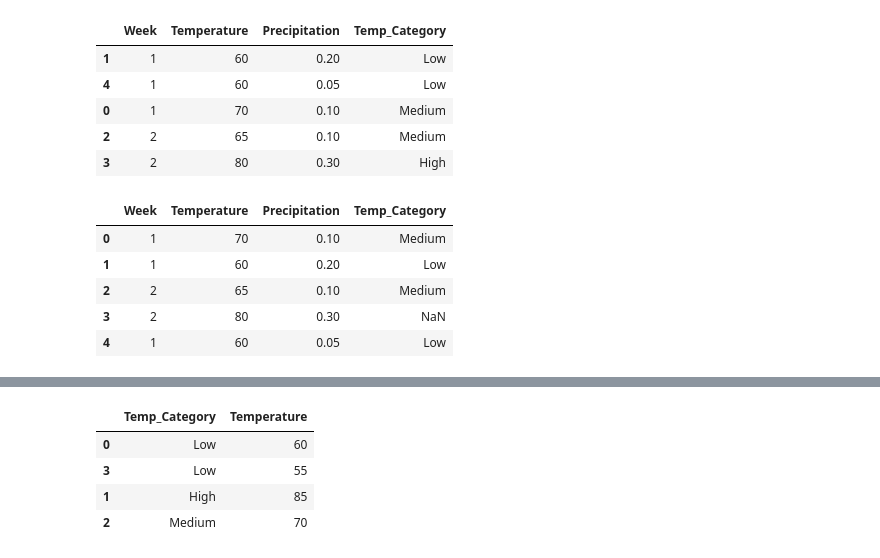
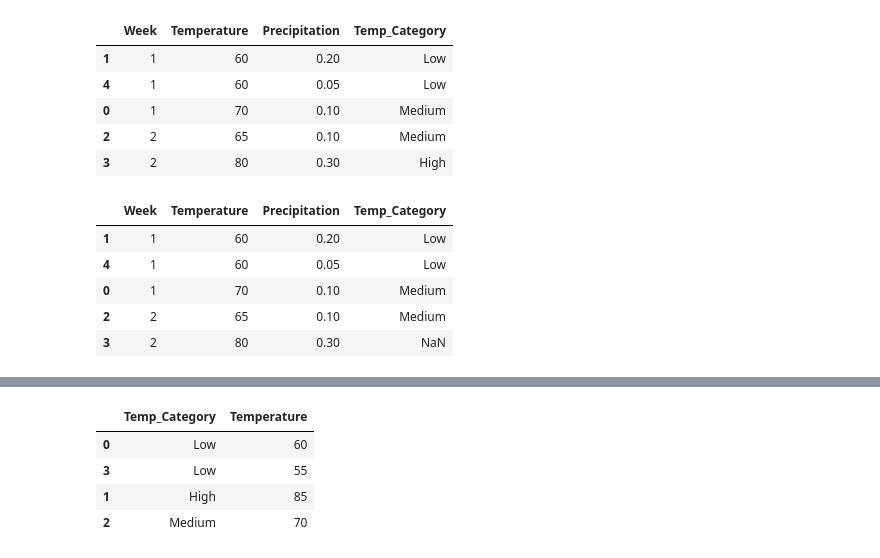
Before and after one commit to desona0810/AI_ML, a Jupyter notebook: Applied Data Science with Python/Demos/Lesson_04_Working_With_Pandas/4.04_Working_with_Text_Data.ipynb, the cells around one changed output, grey strips where cells are left out. Drawn from its saved outputs; the diff is of its cells as text; code cells hidden in the pictures.

```diff
--- a/Applied Data Science with Python/Demos/Lesson_04_Working_With_Pandas/4.04_Working_with_Text_Data.ipynb
+++ b/Applied Data Science with Python/Demos/Lesson_04_Working_With_Pandas/4.04_Working_with_Text_Data.ipynb
@@ -379,14 +395,14 @@ df["Temp_Category"] = pd.Categorical(
     ordered=True
 )
 # %%
-df
+df.sort_values(by="Temp_Category")
 # %% [output]
 |  | Week | Temperature | Precipitation | Temp_Category |
+| 1 | 1 | 60 | 0.20 | Low |
+| 4 | 1 | 60 | 0.05 | Low |
 | 0 | 1 | 70 | 0.10 | Medium |
-| 1 | 1 | 60 | 0.20 | Low |
 | 2 | 2 | 65 | 0.10 | Medium |
 | 3 | 2 | 80 | 0.30 | NaN |
-| 4 | 1 | 60 | 0.05 | Low |
 # %%
 df.sort_values("Temp_Category", ascending=True) # No matter what ascending is set to, NaN is always pushed to the end
 # %% [output]
```
Also changed, not shown: parts of 32 cells of this notebook, 3 other files.
